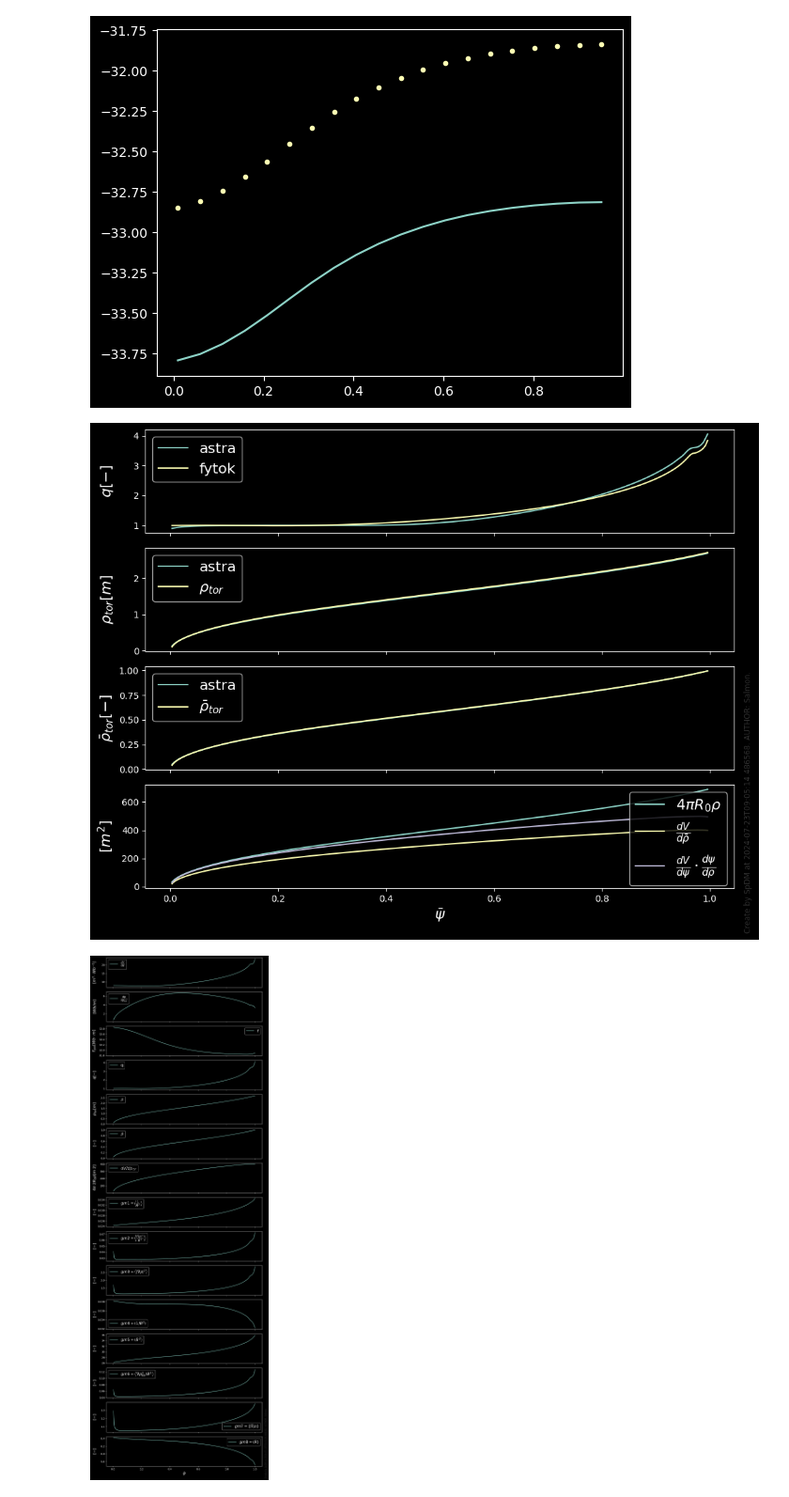
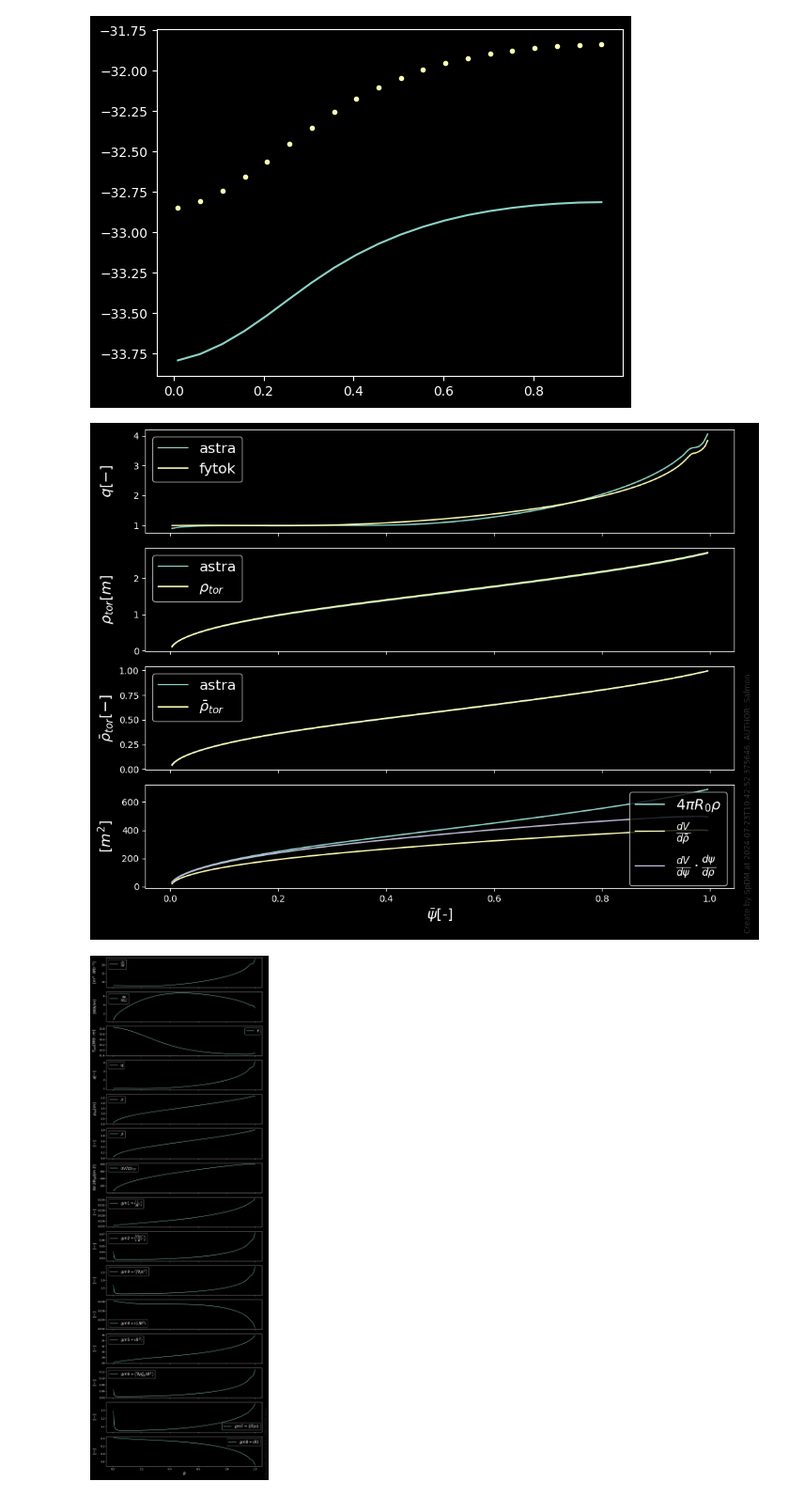
Before and after one commit to fusion-yun/fytok_tutorial, a Jupyter notebook: quick_start/ch2_data_and_view.ipynb, the cells around one changed output. Shown at 94% size. Cells and saved outputs as stored; diff of their text form; code cells hidden in the pictures.

```diff
--- a/quick_start/ch2_data_and_view.ipynb
+++ b/quick_start/ch2_data_and_view.ipynb
@@ -140,10 +140,10 @@ plt.plot(x, -eq_profiles_1d.f(x), ".")
 R0 = equilibrium.vacuum_toroidal_field.r0
 psi_axis = equilibrium.global_quantities.psi_axis
 psi_boundary = equilibrium.global_quantities.psi_boundary
-eq_profiles_1d = equilibrium.profiles_1d
+eq_profiles_1d: Equilibrium.Profiles1D = equilibrium.profiles_1d
 
 fig = sp_view.plot(
-    (eq_profiles_1d.psi_norm[1:-1], r"$\bar{\psi}$[-]"),  # 横坐标
+    (eq_profiles_1d.grid.psi_norm[1:-1], r"$\bar{\psi}$[-]"),  # 横坐标
     (  # 分组显示
         [
             (
@@ -169,33 +169,33 @@ fig = sp_view.plot(
     (
         [
             (
                 Function(astra_profiles["Fp"].values, astra_profiles["x"].values),
                 {"label": r"astra", "$matplotlib": {"linestyle": "dashed"}},
             ),
             (eq_profiles_1d.rho_tor_norm),
         ],
         {
             "y_label": r"$\bar{\rho}_{tor}[-]$",
         },
     ),
     (
         [
             Function(
                 astra_profiles["Fp"].values,
-                4 * (scipy.constants.pi**2) * R0 * astra_profiles["rho"].values,
+                4 * (scipy.constants.pi**2) * R0 * astra_profiles["rho"].values,  # type: ignore
                 label=r"$4\pi R_0 \rho$",
             ),
             (eq_profiles_1d.dvolume_drho_tor, {"label": r"$\frac{dV}{d\bar{\rho}}$"}),
             (
                 (scipy.constants.pi * 2.0)
                 * eq_profiles_1d.dvolume_dpsi
                 * eq_profiles_1d.dpsi_drho_tor,
                 r"$\frac{dV}{d\psi} \cdot \frac{d\psi}{d\rho}$",
             ),
         ],
         {"y_label": r"$[m^2]$"},
     ),
 )
 # %% [output]
-[figure, old version]
+[figure, new version]
 # %%
```
Also changed, not shown: parts of 9 cells of this notebook, 2 other files.
